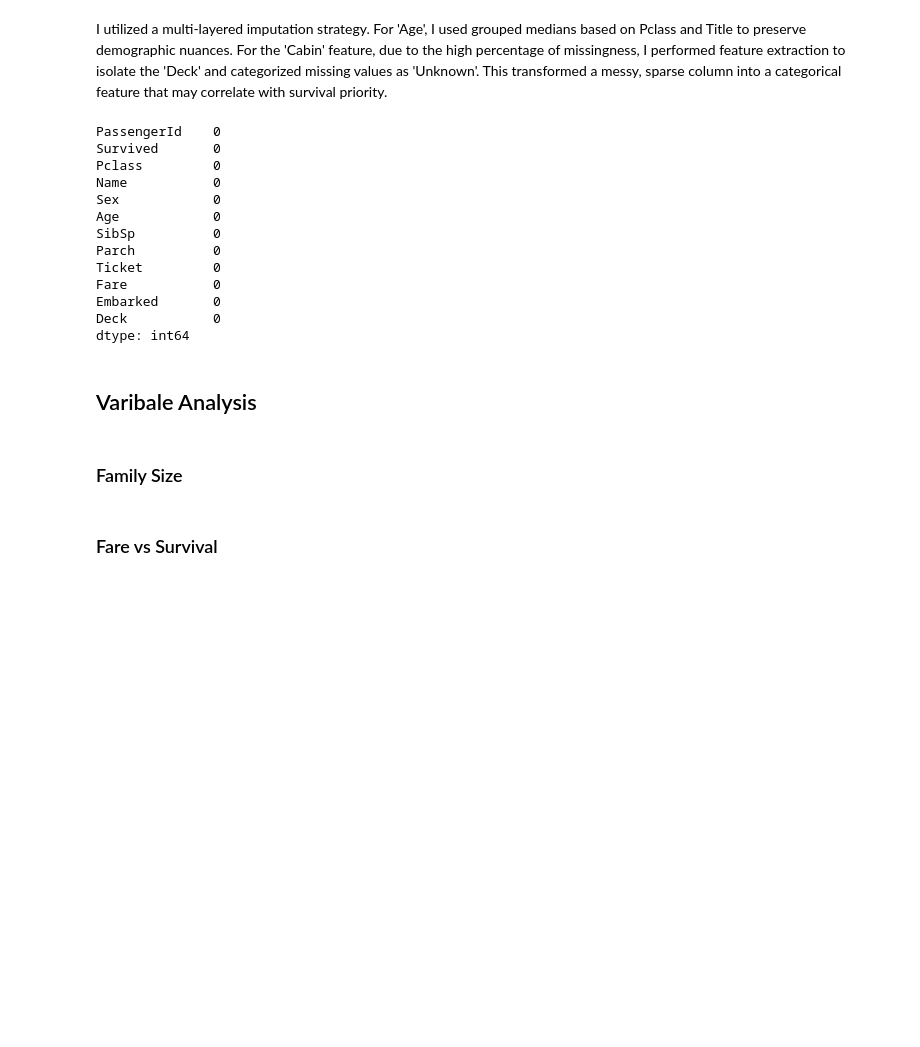
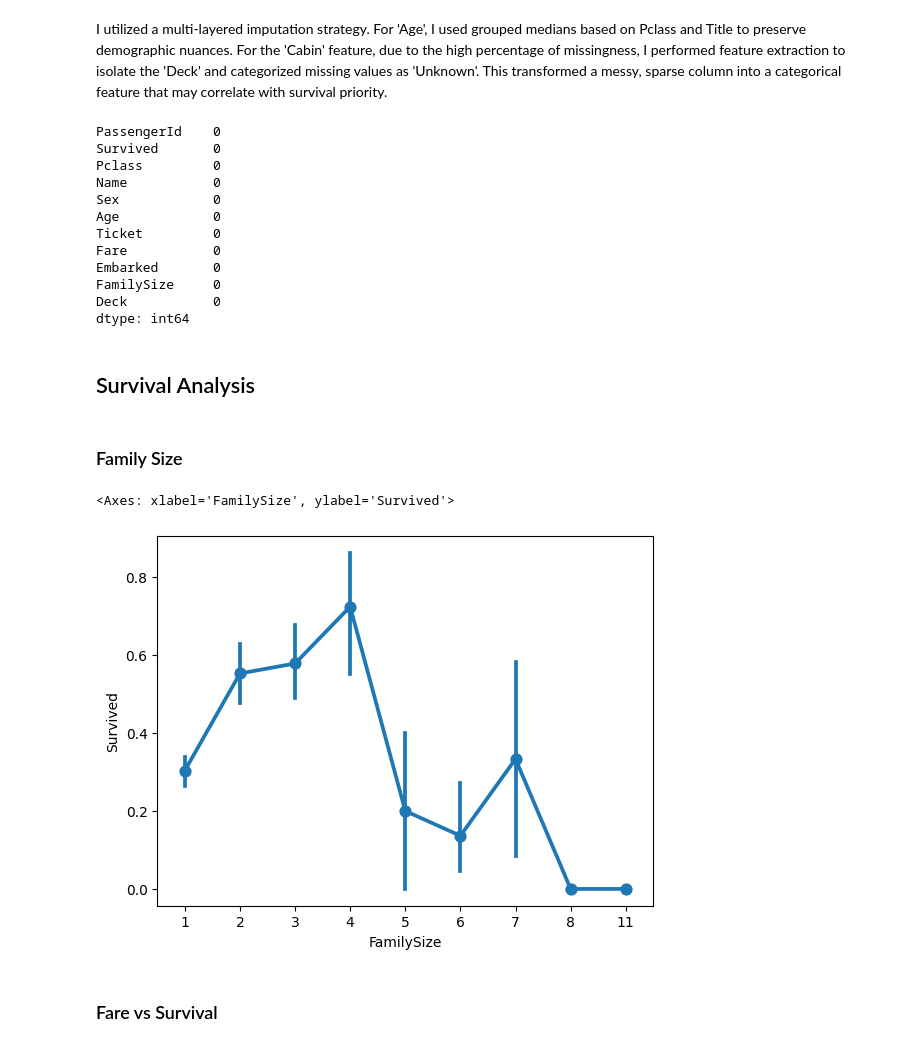
Before and after one commit to ChefRedr/EDA-Portfolio, a Jupyter notebook: eda.ipynb, the cells around one changed output. Saved outputs shown, nothing was run; the diff lists cells and outputs as text; code cells hidden in the pictures; blank space fills up the shorter version.

Commit message:
finished individual data analysis

```diff
--- a/eda.ipynb
+++ b/eda.ipynb
@@ -143,3 +145,8 @@ The age distributions for 'Mr' and 'Mrs' are relatively homogeneous, with simila
+# %%
+# Changing SibSp and Parch to just 1 column called family size
+dataset["FamilySize"] = dataset["SibSp"] + dataset["Parch"] + 1
+
+dataset = dataset.drop(columns=["SibSp", "Parch"])
 # %% [markdown]
 ### Filling Missing Data (Age, Cabin, Embarked)
 # %% [markdown]
@@ -166,16 +173,25 @@ Pclass         0
 Name           0
 Sex            0
 Age            0
-SibSp          0
-Parch          0
 Ticket         0
 Fare           0
 Embarked       0
+FamilySize     0
 Deck           0
 dtype: int64
 # %% [markdown]
-## Varibale Analysis
+## Survival Analysis
 # %% [markdown]
 ### Family Size
+# %%
+# Percent of family sizes that survied
+sns.pointplot(
+    data=dataset,
+    x="FamilySize",
+    y="Survived",
+)
+# %% [output]
+<Axes: xlabel='FamilySize', ylabel='Survived'>
+[figure, added]
 # %% [markdown]
 ### Fare vs Survival
```
Also changed, not shown: parts of 3 cells of this notebook.
